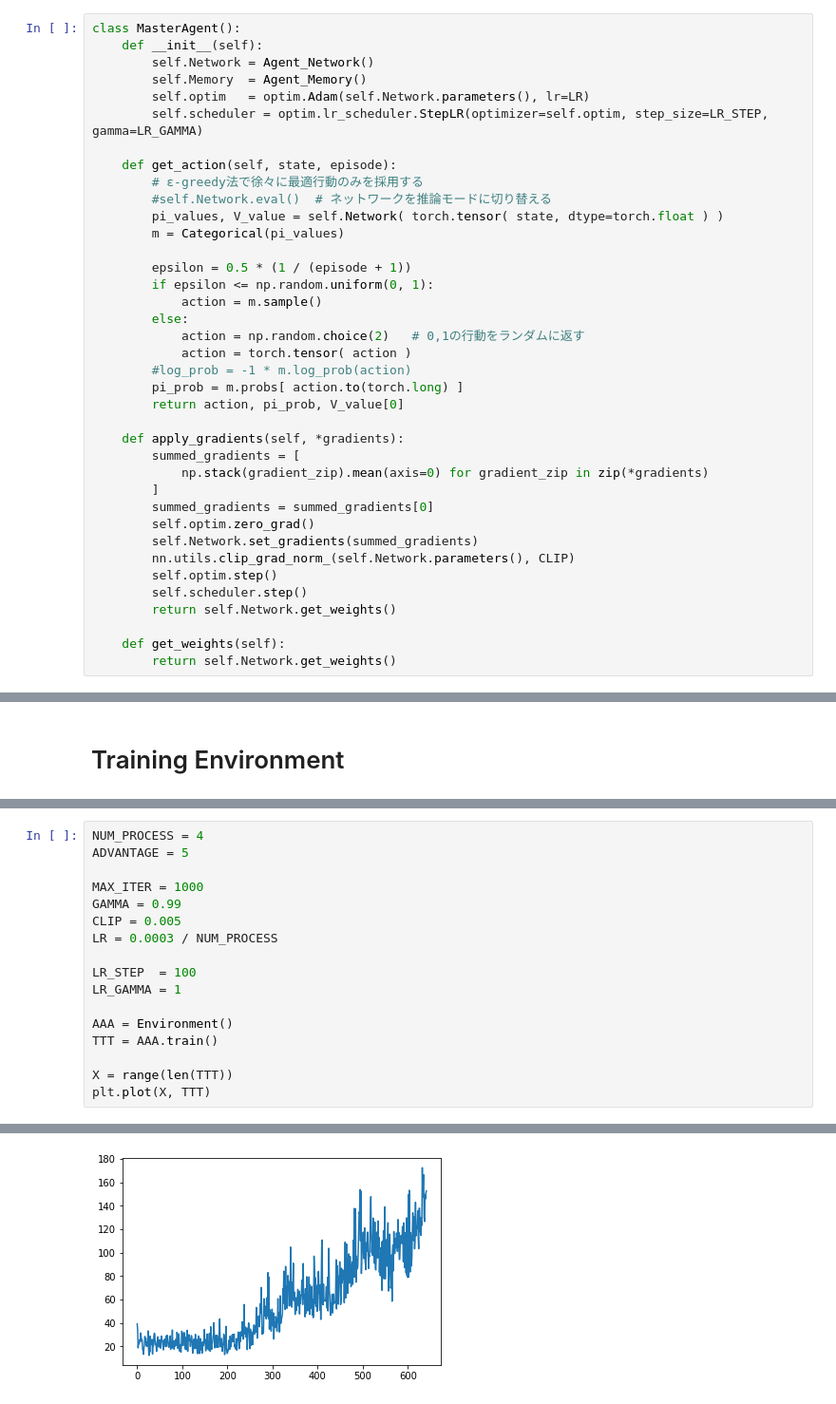
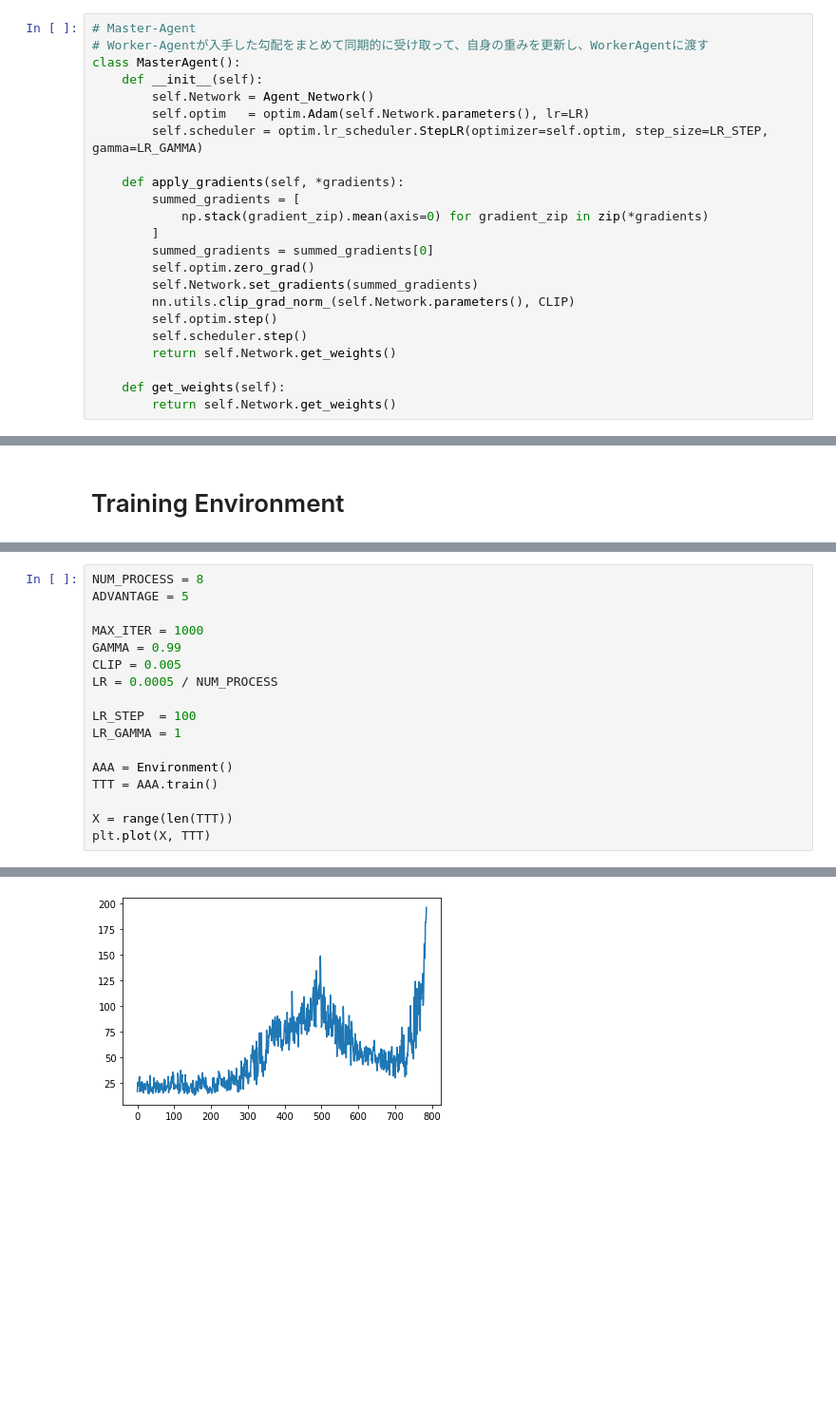
Before and after one commit to goya5858/OSERO, a Jupyter notebook: A2C_cartpole.ipynb, the cells around one changed output, grey strips where cells are left out. Shown at 95% size. Drawn from its saved outputs; the diff is of its cells as text; blank space fills up the shorter version.

```diff
--- a/A2C_cartpole.ipynb
+++ b/A2C_cartpole.ipynb
@@ -103,28 +103,13 @@ class Agent_Memory():
         Advantage = Returns.detach() - V_value_BATCH
         return Advantage.reshape(-1), Pi_prob_BATCH
 # %%
+# Master-Agent
+# Worker-Agentが入手した勾配をまとめて同期的に受け取って、自身の重みを更新し、WorkerAgentに渡す
 class MasterAgent():
     def __init__(self):
         self.Network = Agent_Network()
-        self.Memory  = Agent_Memory()
         self.optim   = optim.Adam(self.Network.parameters(), lr=LR)
         self.scheduler = optim.lr_scheduler.StepLR(optimizer=self.optim, step_size=LR_STEP, gamma=LR_GAMMA)
-
-    def get_action(self, state, episode):
-        # ε-greedy法で徐々に最適行動のみを採用する
-        #self.Network.eval()  # ネットワークを推論モードに切り替える
-        pi_values, V_value = self.Network( torch.tensor( state, dtype=torch.float ) )
-        m = Categorical(pi_values)
-
-        epsilon = 0.5 * (1 / (episode + 1))
-        if epsilon <= np.random.uniform(0, 1):
-            action = m.sample()
-        else:
-            action = np.random.choice(2)   # 0,1の行動をランダムに返す
-            action = torch.tensor( action )
-        #log_prob = -1 * m.log_prob(action)
-        pi_prob = m.probs[ action.to(torch.long) ]
-        return action, pi_prob, V_value[0]
 
     def apply_gradients(self, *gradients):
         summed_gradients = [
@@ -291,13 +280,13 @@ class Environment():
                 break
         return TIMES
 # %%
-NUM_PROCESS = 4
+NUM_PROCESS = 8
 ADVANTAGE = 5
 
 MAX_ITER = 1000
 GAMMA = 0.99
 CLIP = 0.005
-LR = 0.0003 / NUM_PROCESS
+LR = 0.0005 / NUM_PROCESS
 
 LR_STEP  = 100
 LR_GAMMA = 1
@@ -328,2 +317,2 @@ episode : 641
 [<matplotlib.lines.Line2D at 0x...>]
-[figure, old version]
+[figure, new version]
```
Also changed, not shown: parts of 5 cells of this notebook.
